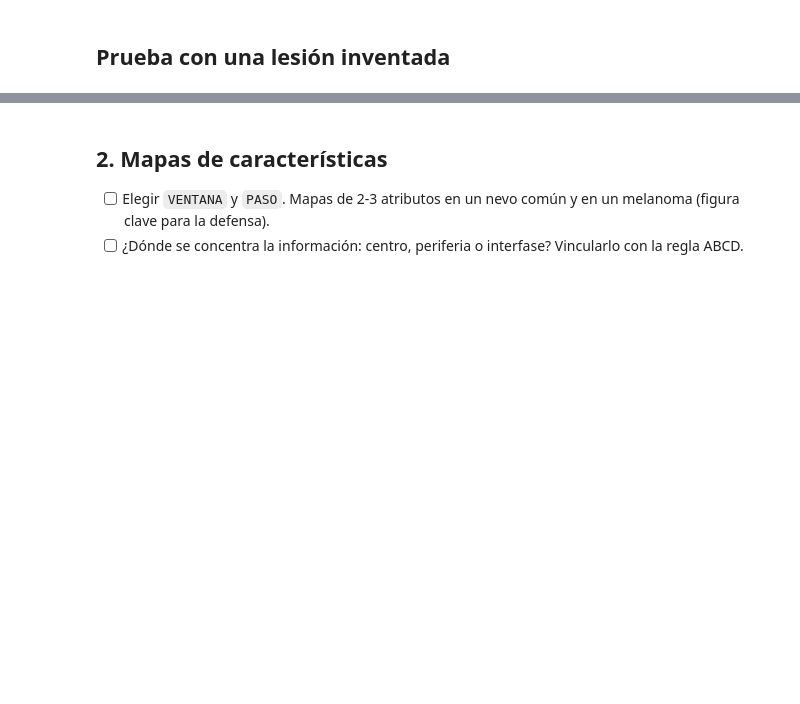
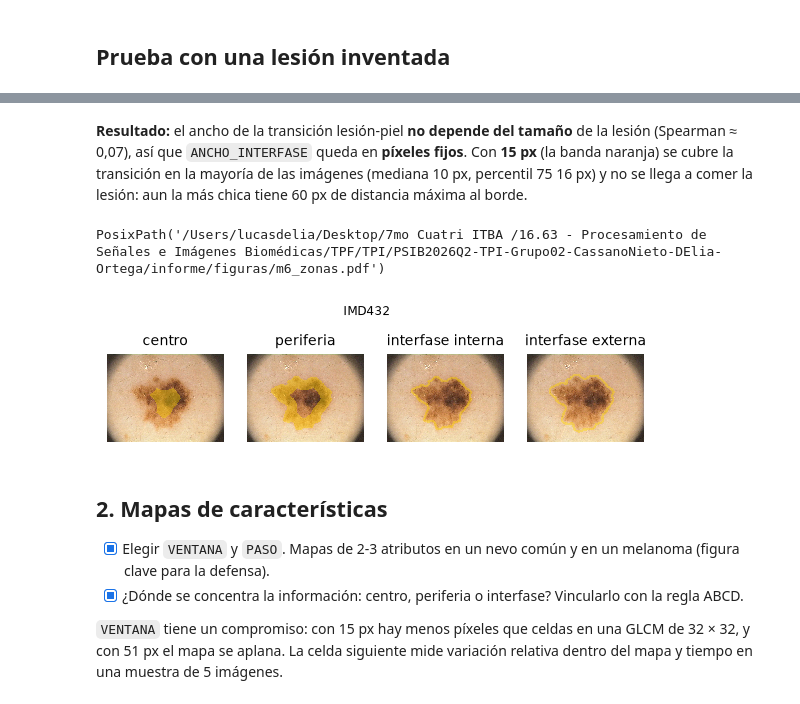
Before and after one commit to facortega/PSIB2026Q2-TPI-Grupo02-CassanoNieto-DElia-Ortega, a Jupyter notebook: modulos/m6_zonas_y_mapas/zonas_y_mapas.ipynb, the cells around one changed output, grey strips where cells are left out. Cells and saved outputs as stored; diff of their text form; code cells hidden in the pictures; blank space fills up the shorter version.

```diff
--- a/modulos/m6_zonas_y_mapas/zonas_y_mapas.ipynb
+++ b/modulos/m6_zonas_y_mapas/zonas_y_mapas.ipynb
@@ -47,5 +92,23 @@ img, info = lesion_de_prueba.generar_lesion(semilla=8, textura=0.3)
+# %% [markdown]
+**Resultado:** el ancho de la transición lesión-piel **no depende del tamaño** de la lesión (Spearman ≈ 0,07), así que `ANCHO_INTERFASE` queda en **píxeles fijos**. Con **15 px** (la banda naranja) se cubre la transición en la mayoría de las imágenes (mediana 10 px, percentil 75 16 px) y no se llega a comer la lesión: aun la más chica tiene 60 px de distancia máxima al borde.
+# %%
+# Figura de las zonas sobre una lesión de tamaño típico
+tamanos_ord = tamanos.sort_values("area")
+nombre = tamanos_ord.iloc[len(tamanos_ord) // 2]["nombre"]
+caso, mejorada = casos[nombre]
+z = zonas_y_mapas.zonas(caso.mascara_ref)
+fig, ax = plt.subplots(1, 4, figsize=(6.3, 1.6))
+for a, k in zip(ax, zonas_y_mapas.ZONAS):
+    graficos.superponer(a, mejorada, z[k]); a.set_title(k.replace("_", " "))
+fig.suptitle(nombre, fontsize=8, y=1.02)
+graficos.guardar_figura(fig, "m6_zonas")
+# %% [output]
+PosixPath('/Users/lucasdelia/Desktop/7mo Cuatri ITBA /16.63 - Procesamiento de Señales e Imágenes Biomédicas/TPF/TPI/PSIB2026Q2-TPI-Grupo02-CassanoNieto-DElia-Ortega/informe/figuras/m6_zonas.pdf')
+[figure, added]
 # %% [markdown]
 ## 2. Mapas de características
 
-- [ ] Elegir `VENTANA` y `PASO`. Mapas de 2-3 atributos en un nevo común y en un melanoma (figura clave para la defensa).
-- [ ] ¿Dónde se concentra la información: centro, periferia o interfase? Vincularlo con la regla ABCD.
+- [x] Elegir `VENTANA` y `PASO`. Mapas de 2-3 atributos en un nevo común y en un melanoma (figura clave para la defensa).
+- [x] ¿Dónde se concentra la información: centro, periferia o interfase? Vincularlo con la regla ABCD.
+
+`VENTANA` tiene un compromiso: con 15 px hay menos píxeles que celdas en una GLCM de 32 × 32, y con 51 px el mapa se aplana. La celda siguiente mide variación relativa dentro del mapa y tiempo en una muestra de 5 imágenes.
```
Also changed, not shown: parts of 12 cells of this notebook, 6 other files.
